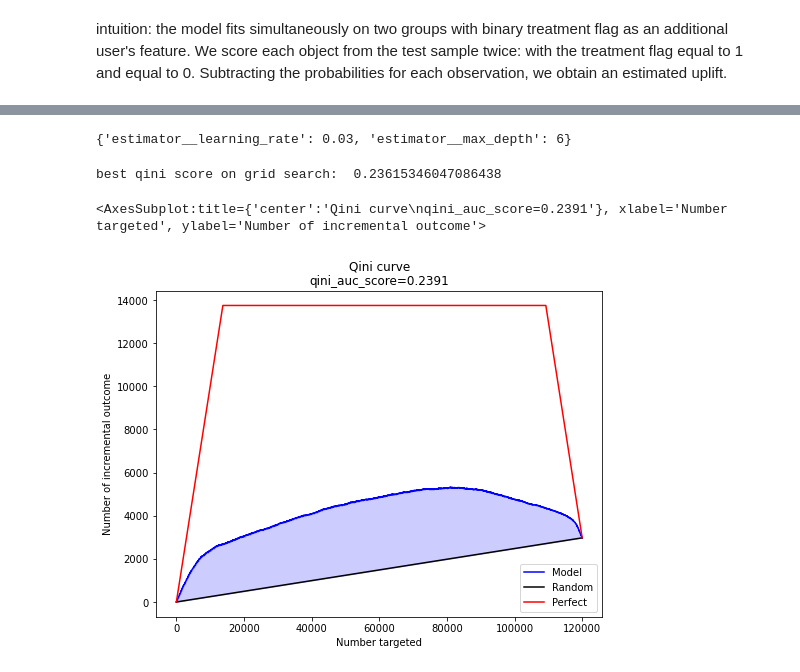
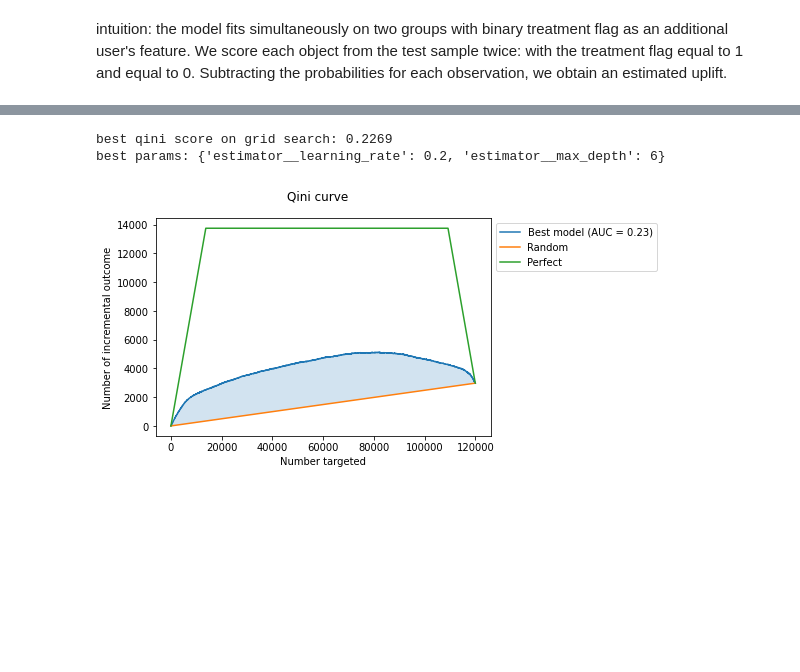
Before and after one commit to maks-sh/scikit-uplift, a Jupyter notebook: notebooks/uplift_model_selection_tutorial.ipynb, the cells around one changed output, grey strips where cells are left out. Drawn from its saved outputs; the diff is of its cells as text; code cells hidden in the pictures; blank space fills up the shorter version.

Commit message:
:dizzy: simplify model selection tutorial

```diff
--- a/notebooks/uplift_model_selection_tutorial.ipynb
+++ b/notebooks/uplift_model_selection_tutorial.ipynb
@@ -45,3 +57,6 @@ test.head()
+# %%
+# make treatment binary
+treatment = treatment.map({'control': 0, 'treatment': 1})
 # %% [markdown]
 ### 1) Conditional Independence Assumption:
 # %% [markdown]
@@ -80,16 +95,16 @@ X_cv, X_test, trmnt_cv, trmnt_test, y_cv, y_test = train_test_split(
 )
 # %%
 # setting up model ...
-estimator = CatBoostClassifier(
-                                random_state=42,
-                                thread_count=-1,
-                                verbose=False
-                            )
+estimator = LGBMClassifier(
+    random_state=42,
+    n_jobs=-1,
+)
+
 # ... metamodel ...
 slearner = SoloModel(estimator=estimator)
 
 # ... and uplift metric scorer to pass to cross validation
-uplift_scorer = get_scorer("qini_auc_score", trmnt_cv)
+uplift_scorer = make_uplift_scorer("qini_auc_score", trmnt_cv)
 # %%
 cv_gen = StratifiedShuffleSplit(
     n_splits=3,
@@ -115,13 +130,18 @@ cross_validate(slearner,
 # %%
+grid = {
+    'estimator__learning_rate': [0.2],
+    'estimator__max_depth': [6]
+}
+
 grid_search = GridSearchCV(slearner,
-                           param_grid= {'estimator__learning_rate': [0.01, 0.03],
-                                        'estimator__max_depth':[4,5,6]
-                                        },
-                           scoring= uplift_scorer,
+                           param_grid=grid,
+                           scoring=uplift_scorer,
                            n_jobs=-1,
-                           cv=cv_gen)
+                           cv=cv_gen,
+                           return_train_score=True
+                          )
 
-grid_search.fit(
+grid_search = grid_search.fit(
     X=X_cv,
     y=y_cv,
     treatment=trmnt_cv
@@ -148,11 +149,9 @@ Name: treatment_group, Length: 480000, dtype: int64))
-# %%
-grid_search.best_params_
-# %% [output]
-{'estimator__learning_rate': 0.03, 'estimator__max_depth': 6}
 # %%
-print("best qini score on grid search: ", grid_search.best_score_)
+print(f"best qini score on grid search: {grid_search.best_score_:.4f}")
+print(f"best params: {grid_search.best_params_}")
 # %% [output]
-best qini score on grid search:  0.23615346047086438
+best qini score on grid search: 0.2269
+best params: {'estimator__learning_rate': 0.2, 'estimator__max_depth': 6}
 # %%
 slearner.set_params(**grid_search.best_params_)
 
@@ -162,9 +161,9 @@ slearner.fit(
     treatment=trmnt_cv,
 )
 
-uplift_from_slearner = slearner.predict(X_test)
+uplift = slearner.predict(X_test)
-# %%
-plot_qini_curve(y_test, uplift_from_slearner, trmnt_test, perfect=True)
-# %% [output]
-<AxesSubplot:title={'center':'Qini curve\nqini_auc_score=0.2391'}, xlabel='Number targeted', ylabel='Number of incremental outcome'>
-[figure, removed]
+# %%
+bets_disp = plot_qini_curve(y_test, uplift, trmnt_test, perfect=True, name='Best model');
+bets_disp.figure_.suptitle("Qini curve");
+# %% [output]
+[figure, added]
```
Also changed, not shown: parts of 17 cells of this notebook.
